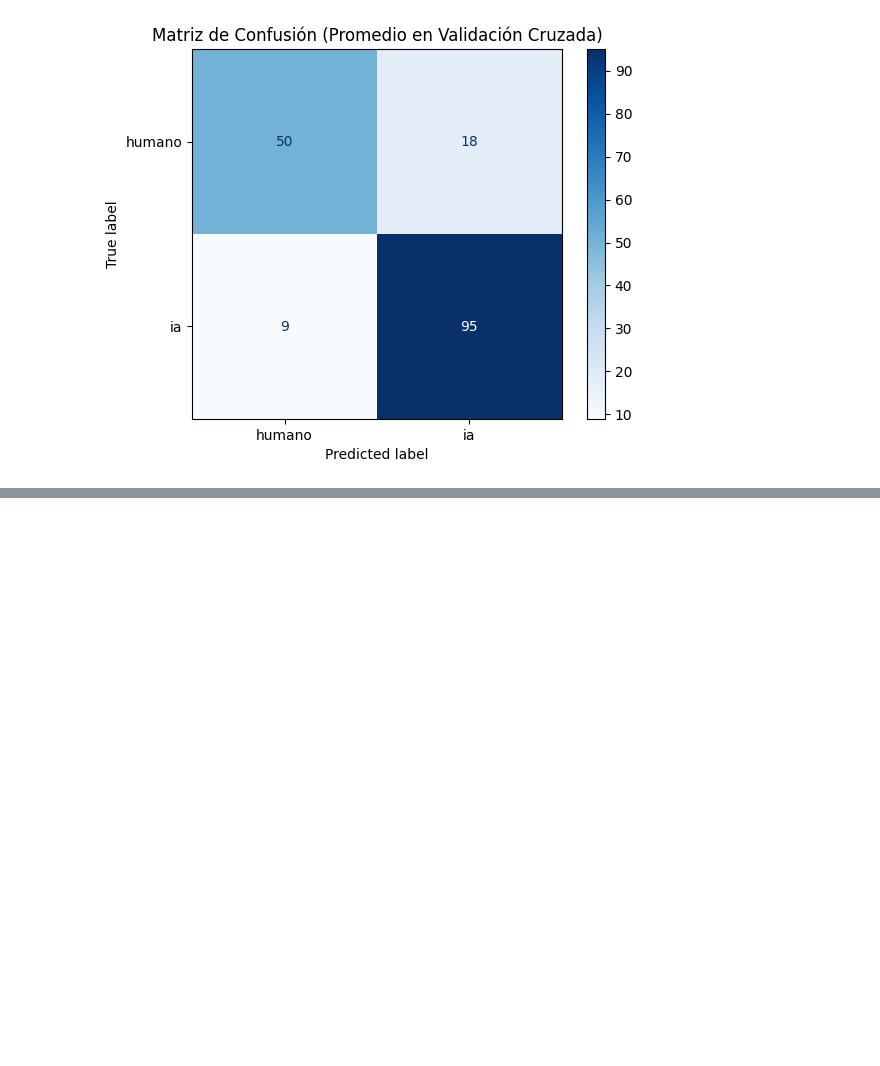
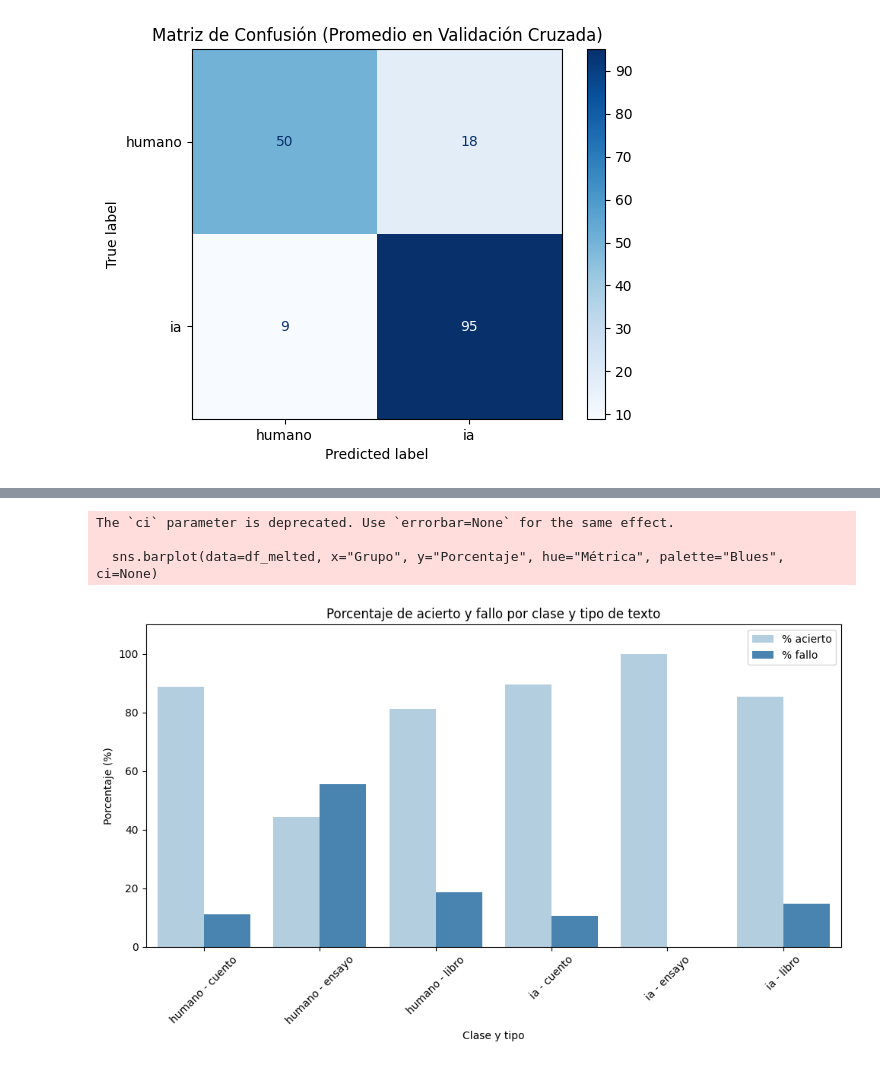
Before and after one commit to ddiazmo81/TFM, a Jupyter notebook: K-FOLD_CROSS_VALIDATION.ipynb, the cells around one changed output, grey strips where cells are left out. Cells and saved outputs as stored; diff of their text form; code cells hidden in the pictures; blank space fills up the shorter version.

```diff
--- a/K-FOLD_CROSS_VALIDATION.ipynb
+++ b/K-FOLD_CROSS_VALIDATION.ipynb
@@ -140,0 +414,20 @@ joblib.dump(best_model, 'modelo_random_forest_entrenado_k_fold.pkl')
+# %%
+# Conteo total por etiqueta y tipo
+totales = df_resultados.groupby(["etiqueta_real", "tipo"]).size().reset_index(name="total")
+
+# Conteo de errores por etiqueta y tipo
+errores_conteo = errores.groupby(["etiqueta_real", "tipo"]).size().reset_index(name="errores")
+
+# Unimos ambos conteos
+resumen = pd.merge(totales, errores_conteo, on=["etiqueta_real", "tipo"], how="left")
+resumen["errores"] = resumen["errores"].fillna(0).astype(int)
+
+# Cálculo de porcentajes
+resumen["% acierto"] = ((resumen["total"] - resumen["errores"]) / resumen["total"] * 100).round(2)
+resumen["% fallo"] = (resumen["errores"] / resumen["total"] * 100).round(2)
+
+# Orden final
+resumen = resumen[["etiqueta_real", "tipo", "total", "errores", "% acierto", "% fallo"]]
+
+# Mostrar
+print(resumen)
@@ -140,0 +514,30 @@ joblib.dump(best_model, 'modelo_random_forest_entrenado_k_fold.pkl')
+# %%
+import matplotlib.pyplot as plt
+import seaborn as sns
+
+# Convertimos el DataFrame resumen a formato largo
+df_melted = resumen.melt(id_vars=["etiqueta_real", "tipo"],
+                         value_vars=["% acierto", "% fallo"],
+                         var_name="Métrica", value_name="Porcentaje")
+
+# Concatenamos clase y tipo para mejor visualización en eje X
+df_melted["Grupo"] = df_melted["etiqueta_real"] + " - " + df_melted["tipo"]
+
+# Gráfico de barras agrupadas
+plt.figure(figsize=(10, 6))
+sns.barplot(data=df_melted, x="Grupo", y="Porcentaje", hue="Métrica", palette="Blues", ci=None)
+
+plt.title("Porcentaje de acierto y fallo por clase y tipo de texto")
+plt.ylabel("Porcentaje (%)")
+plt.xlabel("Clase y tipo")
+plt.xticks(rotation=45)
+plt.ylim(0, 110)
+plt.legend(title="")
+
+plt.tight_layout()
+plt.show()
+# %% [output]
+The `ci` parameter is deprecated. Use `errorbar=None` for the same effect.
+
+  sns.barplot(data=df_melted, x="Grupo", y="Porcentaje", hue="Métrica", palette="Blues", ci=None)
+[figure, added]
```
Also changed, not shown: parts of 22 cells of this notebook.
